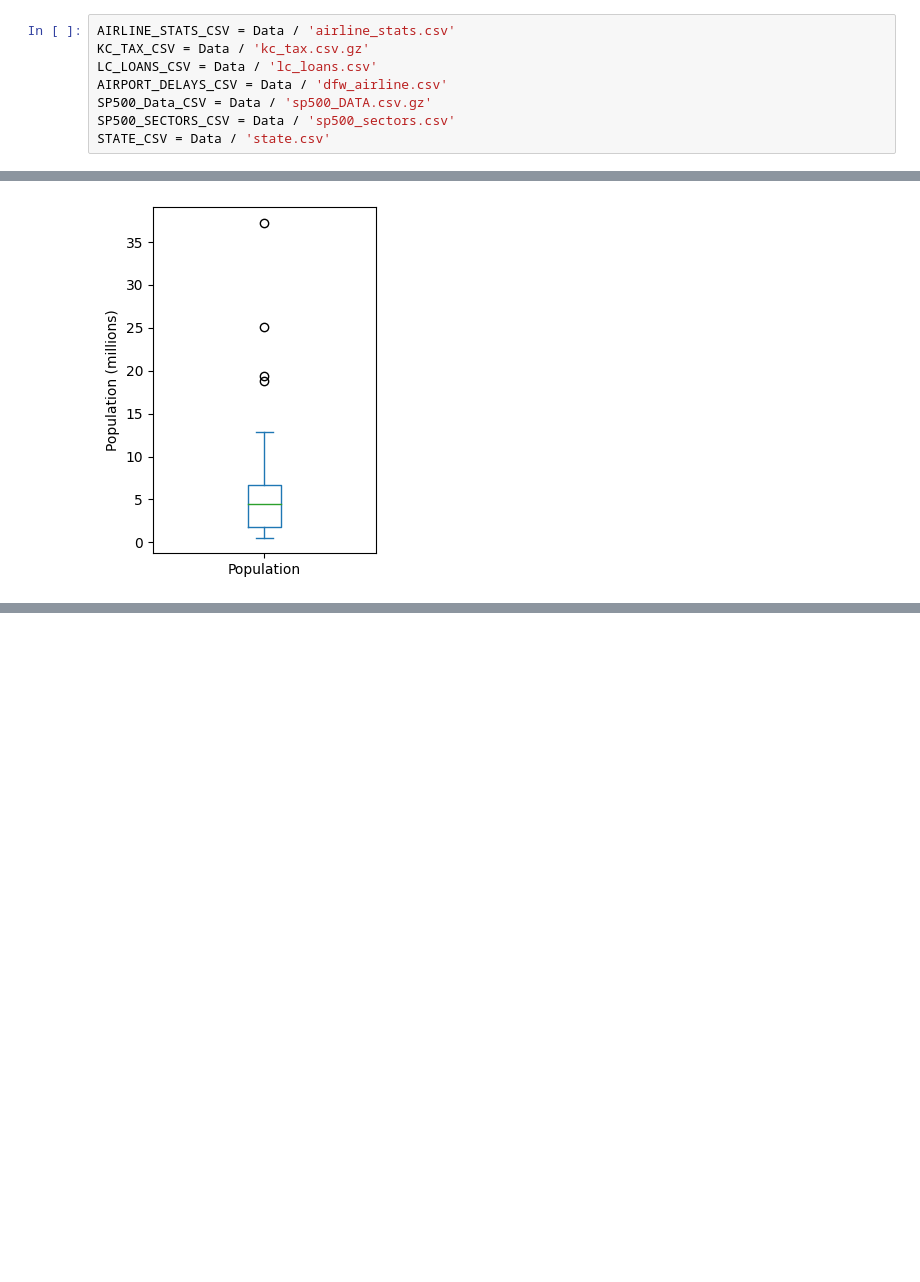
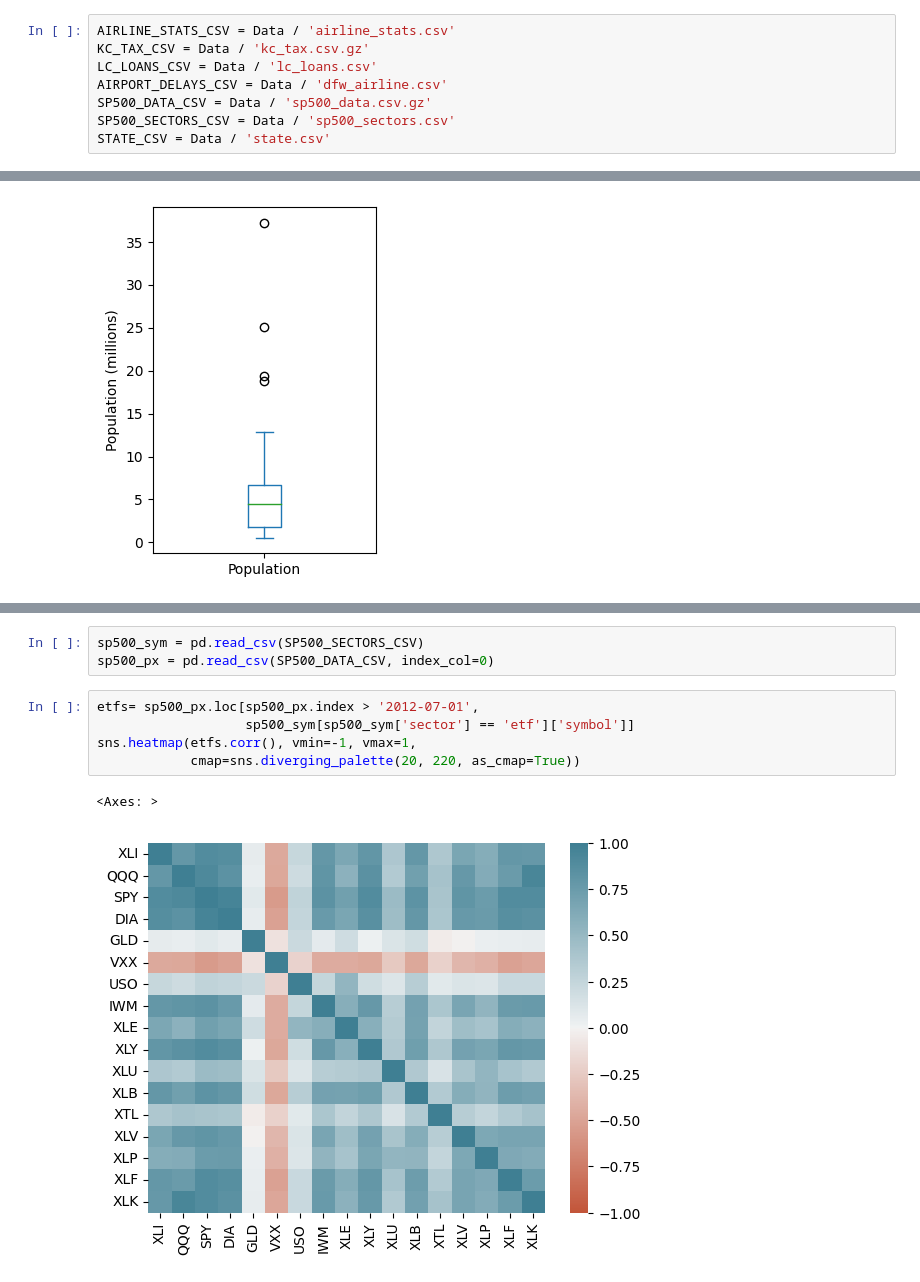
Before and after one commit to jangjung-coding/studyBook_practical_statics_for_datascientist, a Jupyter notebook: Chapter1_Exploratory_Data_Analysis.ipynb, the cells around one changed output, grey strips where cells are left out. Drawn from its saved outputs; the diff is of its cells as text; blank space fills up the shorter version.

```diff
--- a/Chapter1_Exploratory_Data_Analysis.ipynb
+++ b/Chapter1_Exploratory_Data_Analysis.ipynb
@@ -42,7 +46,7 @@ AIRLINE_STATS_CSV = Data / 'airline_stats.csv'
 KC_TAX_CSV = Data / 'kc_tax.csv.gz'
 LC_LOANS_CSV = Data / 'lc_loans.csv'
 AIRPORT_DELAYS_CSV = Data / 'dfw_airline.csv'
-SP500_Data_CSV = Data / 'sp500_DATA.csv.gz'
+SP500_DATA_CSV = Data / 'sp500_data.csv.gz'
 SP500_SECTORS_CSV = Data / 'sp500_sectors.csv'
 STATE_CSV = Data / 'state.csv'
 # %% [markdown]
@@ -130,0 +187,11 @@ plt.show()
+# %%
+sp500_sym = pd.read_csv(SP500_SECTORS_CSV)
+sp500_px = pd.read_csv(SP500_DATA_CSV, index_col=0)
+# %%
+etfs= sp500_px.loc[sp500_px.index > '2012-07-01',
+                   sp500_sym[sp500_sym['sector'] == 'etf']['symbol']]
+sns.heatmap(etfs.corr(), vmin=-1, vmax=1,
+            cmap=sns.diverging_palette(20, 220, as_cmap=True))
+# %% [output]
+<Axes: >
+[figure, added]
```
Also changed, not shown: parts of 10 cells of this notebook.
